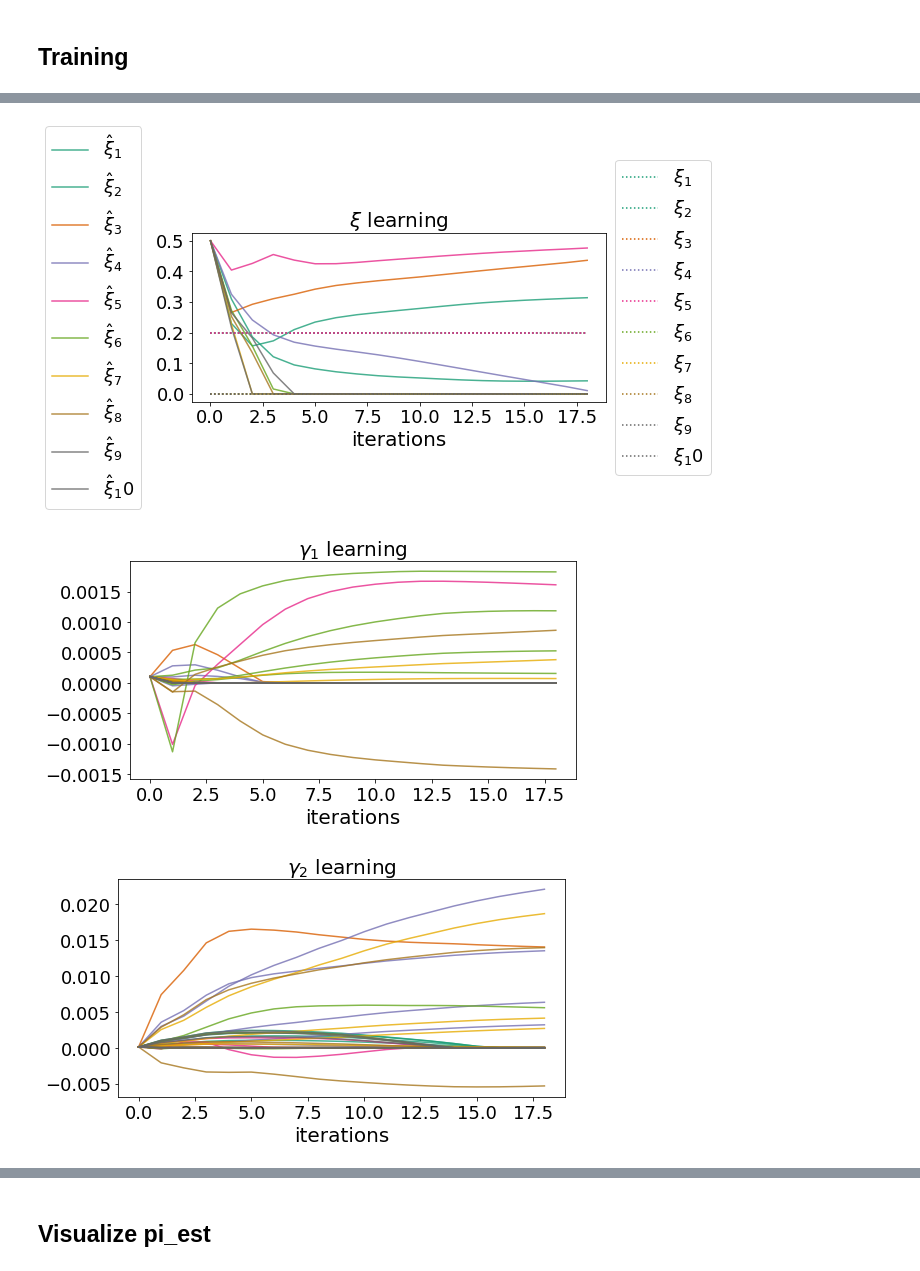
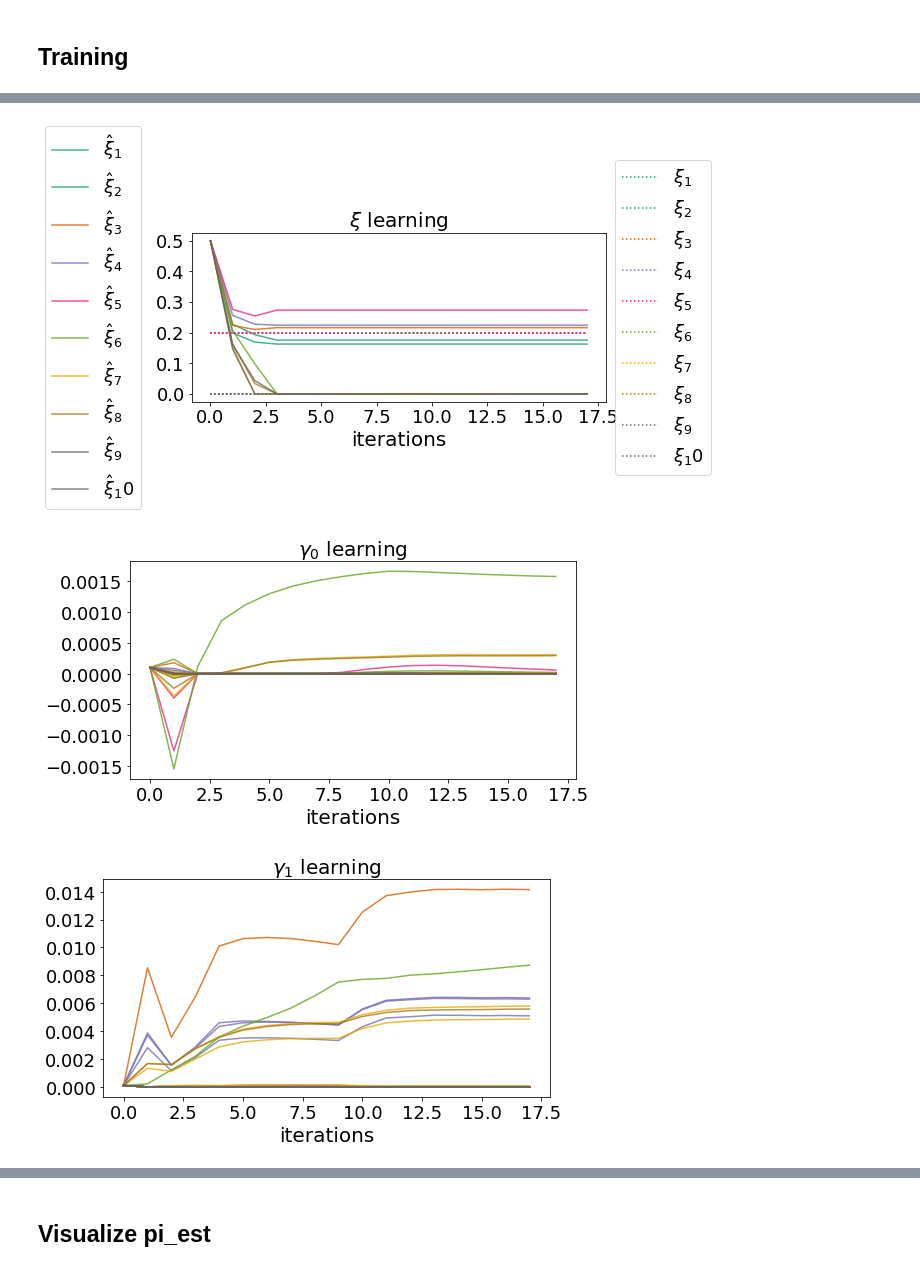
Before and after one commit to Califrais/flash, a Jupyter notebook: FLASH tutorial.ipynb, the cells around one changed output, grey strips where cells are left out. Saved outputs shown, nothing was run; the diff lists cells and outputs as text; code cells hidden in the pictures.

```diff
--- a/FLASH tutorial.ipynb
+++ b/FLASH tutorial.ipynb
@@ -403,6 +444,6 @@ plt.show()
 # %%
-upper_tri = cor_matrix.where(np.triu(np.ones(cor_matrix.shape),k=1).astype(np.bool))
-drop_columns = [column for column in upper_tri.columns if any(upper_tri[column] > 0.8)]
+upper_tri = cor_matrix.where(np.triu(np.ones(cor_matrix.shape),k=1).astype(np.bool_))
+drop_columns = [column for column in upper_tri.columns if any(upper_tri[column] > 0.9)]
 
 col_idx = 0
 final_fc_parameters = {}
@@ -571,0 +520,11 @@ plt.show()
+# %%
+from flash.inference import ext_EM
+
+# Training with hyper-params set manually
+l_pen_EN, l_pen_SGL = .05, 2.
+learner = ext_EM(max_iter=40, print_every=1, l_pen_SGL=l_pen_SGL, l_pen_EN=l_pen_EN, initialize=True,
+                fc_parameters=final_selected_fc_parameters)
+learner.fit(X_train, Y_train, T_train, delta_train, K=2)
+
+# Visualize learning
+visualize_vect_learning(learner, "obj")
@@ -584,23 +562,23 @@ true_xi = simu.time_indep_coeffs.reshape(-1, 1)
 to = len(true_xi)+1
 leg1 = [r"$\hat \xi_%s$" % j for j in range(1, to)]
 leg2 = [r"$\xi_%s$" % j for j in range(1, to)]
-visualize_vect_learning(learner, "xi", r"$\xi$", true_xi, leg1, leg2)
+visualize_vect_learning(learner, "xi_1", r"$\xi$", true_xi, leg1, leg2)
 # %% [output]
-[figure, old version]
+[figure, new version]
 # %%
 # Visualize gamma_0
 to = len(learner.theta["gamma_0"])+1
-leg1 = [r"$\hat \gamma^1_{%s}$" % j for j in range(1, to)]
-leg2 = [r"$\gamma^1_{%s}$" % j for j in range(1, to)]
-visualize_vect_learning(learner, "gamma_0", r"$\gamma_1$", leg1, leg2)
+leg1 = [r"$\hat \gamma^0_{%s}$" % j for j in range(1, to)]
+leg2 = [r"$\gamma^0_{%s}$" % j for j in range(1, to)]
+visualize_vect_learning(learner, "gamma_0", r"$\gamma_0$", leg1, leg2)
 # %% [output]
-[figure, old version]
+[figure, new version]
 # %%
 # Visualize gamma_1
 to = len(learner.theta["gamma_1"])+1
-leg1 = [r"$\hat \gamma^2_{%s}$" % j for j in range(1, to)]
-leg2 = [r"$\gamma^2_{%s}$" % j for j in range(1, to)]
-visualize_vect_learning(learner, "gamma_1", r"$\gamma_2$", leg1, leg2)
+leg1 = [r"$\hat \gamma^1_{%s}$" % j for j in range(1, to)]
+leg2 = [r"$\gamma^1_{%s}$" % j for j in range(1, to)]
+visualize_vect_learning(learner, "gamma_1", r"$\gamma_1$", leg1, leg2)
 # %% [output]
-[figure, old version]
+[figure, new version]
 # %%
```
Also changed, not shown: parts of 27 cells of this notebook.
